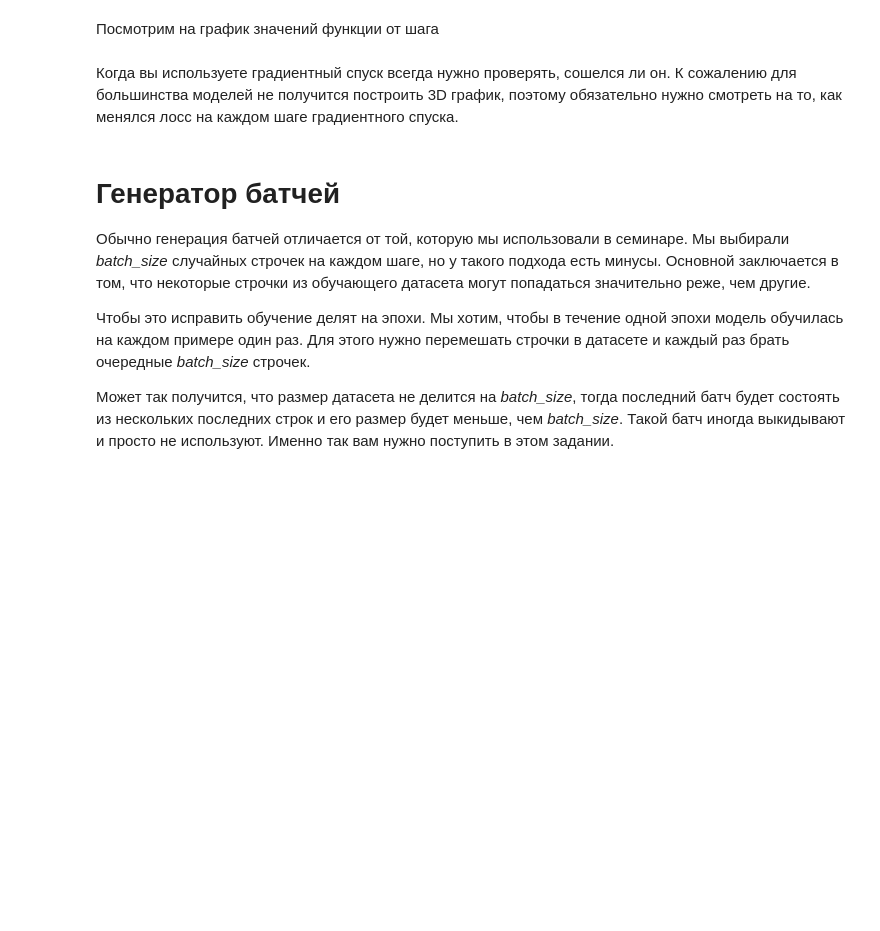
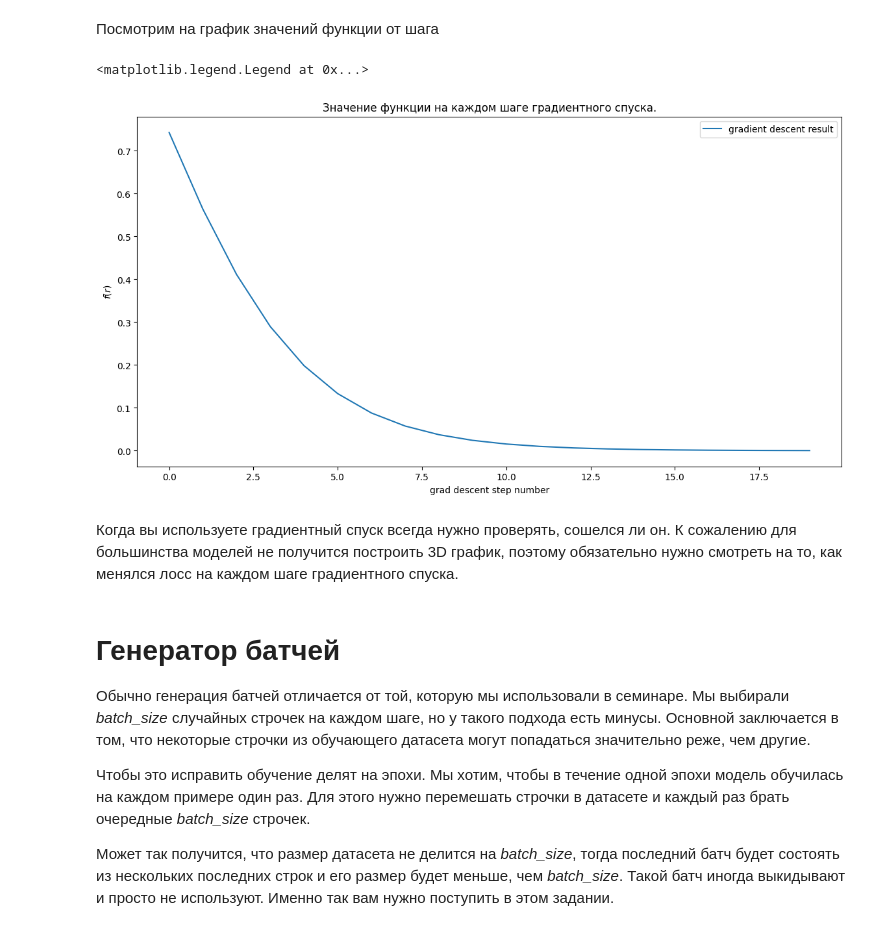
Before and after one commit to ShklyaevPlaton/part_1_ml_cv, a Jupyter notebook: week_02_linear_models/Homework/hw_2_linear_models.ipynb, the cells around one changed output. Drawn from its saved outputs; the diff is of its cells as text; code cells hidden in the pictures; blank space fills up the shorter version.

```diff
--- a/week_02_linear_models/Homework/hw_2_linear_models.ipynb
+++ b/week_02_linear_models/Homework/hw_2_linear_models.ipynb
@@ -77,7 +77,7 @@ def grad_f(r):
     :param r: np.array[2]: float вектор длины 2
     :return: np.array[2]: float вектор длины 2
     """
-    return # YOUR CODE
+    return np.array([np.sin(2*r[0]), np.sin(2*r[1])])
 # %%
 # Проверим, что градиент принимает вектор из двух чисел и выдает на этой точке верное значение
 assert np.allclose(grad_f(np.array([1, 2])),
@@ -107,7 +107,7 @@ def grad_descent_2d(f, grad_f, lr, num_iter=100, r0=None):
         history.append(entry)
 
         # curr_r - текущие значения аргумента в процессе градиентного спуска
-        curr_r -= # YOUR CODE. Не забудьте про lr!
+        curr_r -= lr * grad_f(curr_r) # YOUR CODE. Не забудьте про lr!
 
     return np.vstack(history)
 # %% [markdown]
@@ -200,12 +222,15 @@ plt.show()
 # %%
 plt.figure(figsize=(14,7))
 plt.xlabel('grad descent step number')
 plt.ylabel('$f(r)$')
-plt.title('Значение функции на каждом шаге гардиентного спуска.')
+plt.title('Значение функции на каждом шаге градиентного спуска.')
 
 f_values = list(map(lambda x: x[2], steps))
 plt.plot(f_values, label='gradient descent result')
 plt.legend()
+# %% [output]
+<matplotlib.legend.Legend at 0x...>
+[figure, added]
 # %% [markdown]
 Когда вы используете градиентный спуск всегда нужно проверять, сошелся ли он. К сожалению для большинства моделей не получится построить 3D график, поэтому обязательно нужно смотреть на то, как менялся лосс на каждом шаге градиентного спуска.
 # %% [markdown]
```
Also changed, not shown: parts of 8 cells of this notebook.
